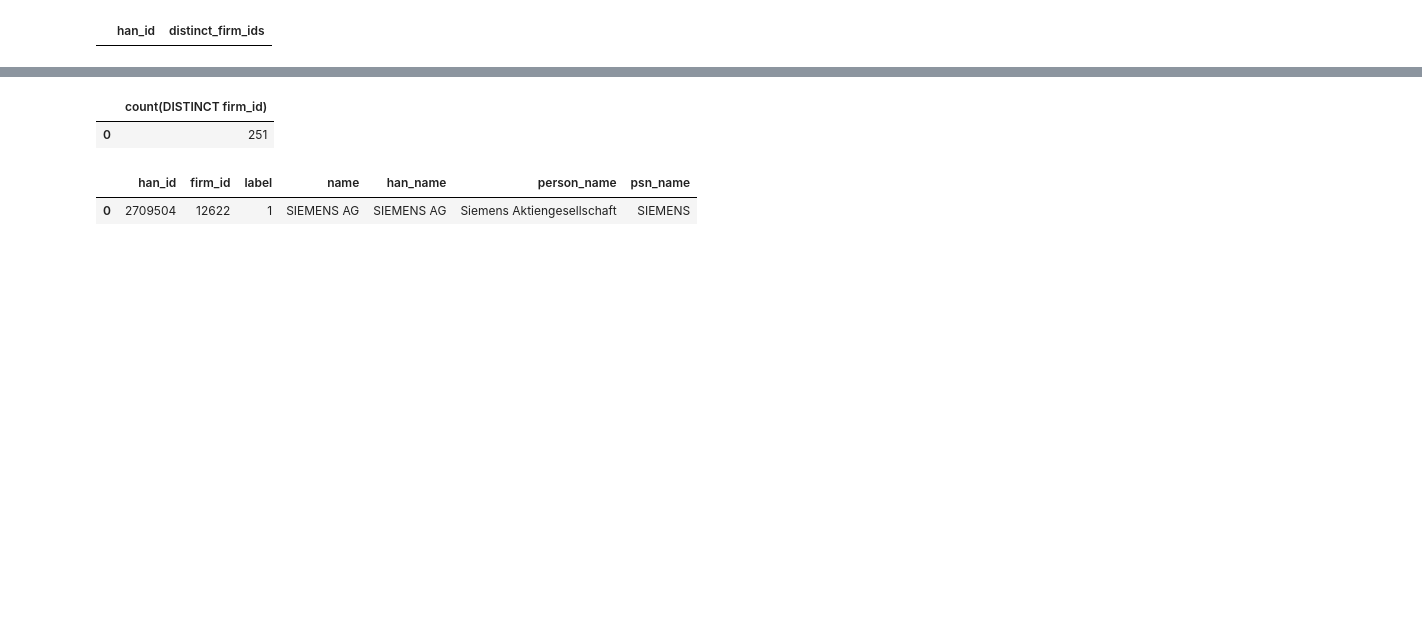
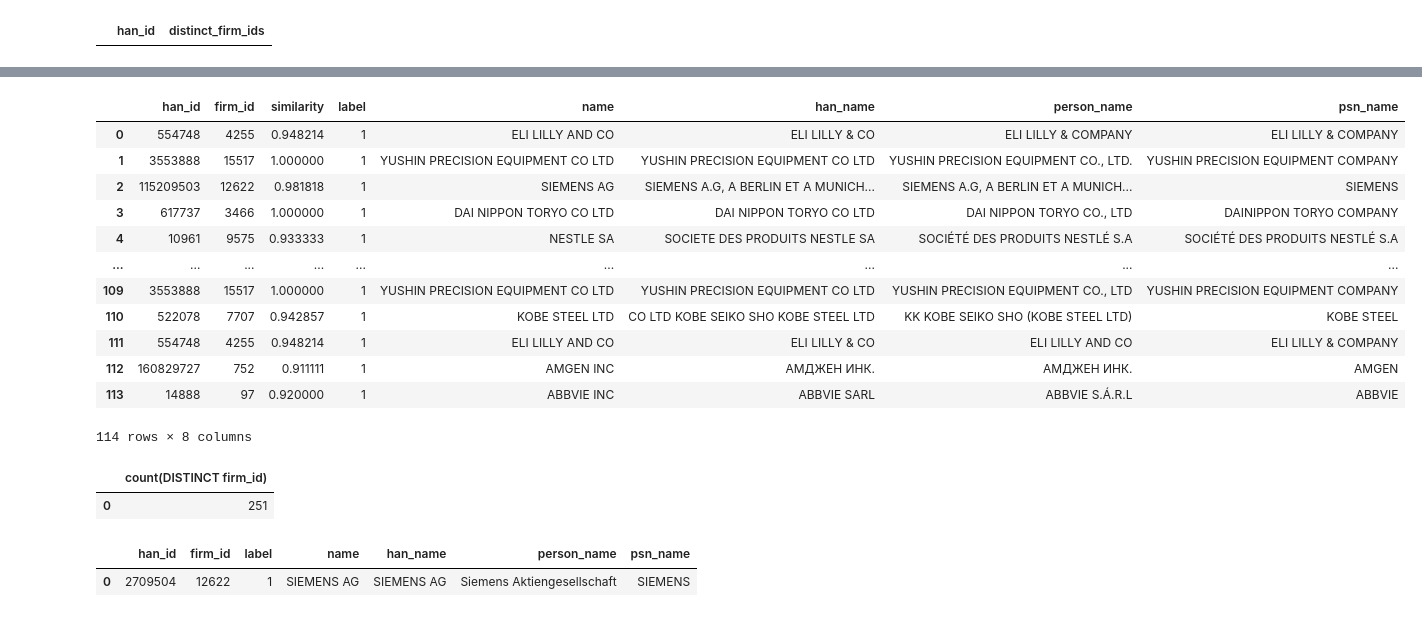
Before and after one commit to MarisLeander/patents_name_matching, a Jupyter notebook: notebooks/label_training_data.ipynb, the cells around one changed output, grey strips where cells are left out. Drawn from its saved outputs; the diff is of its cells as text; code cells hidden in the pictures; blank space fills up the shorter version.

```diff
--- a/notebooks/label_training_data.ipynb
+++ b/notebooks/label_training_data.ipynb
@@ -225,3 +281,42 @@ con.execute(sql).fetchdf()
+# %%
+sql = """
+        SELECT DISTINCT
+        l.han_id,
+        l.firm_id,
+        pm.similarity,
+        l.label,
+        f.name,
+        p.han_name,
+        p.person_name,
+        p.psn_name
+    FROM labels l
+    JOIN firm_names f USING (firm_id)
+    JOIN patstat_data p USING (han_id)
+    JOIN patstat_firm_match pm USING (han_id, firm_id)
+    WHERE l.firm_id IN (
+        SELECT firm_id
+        FROM labels
+        WHERE label = 1
+        GROUP BY firm_id
+        HAVING COUNT(DISTINCT han_id) > 1
+    );
+"""
+
+con.execute(sql).fetchdf()
+# %% [output]
+|  | han_id | firm_id | similarity | label | name | han_name | person_name | psn_name |
+| 0 | 554748 | 4255 | 0.948214 | 1 | ELI LILLY AND CO | ELI LILLY & CO | ELI LILLY & COMPANY | ELI LILLY & COMPANY |
+| 1 | 3553888 | 15517 | 1.000000 | 1 | YUSHIN PRECISION EQUIPMENT CO LTD | YUSHIN PRECISION EQUIPMENT CO LTD | YUSHIN PRECISION EQUIPMENT CO., LTD. | YUSHIN PRECISION EQUIPMENT COMPANY |
+| 2 | 115209503 | 12622 | 0.981818 | 1 | SIEMENS AG | SIEMENS A.G, A BERLIN ET A MUNICH... | SIEMENS A.G, A BERLIN ET A MUNICH... | SIEMENS |
+| 3 | 617737 | 3466 | 1.000000 | 1 | DAI NIPPON TORYO CO LTD | DAI NIPPON TORYO CO LTD | DAI NIPPON TORYO CO., LTD | DAINIPPON TORYO COMPANY |
+| 4 | 10961 | 9575 | 0.933333 | 1 | NESTLE SA | SOCIETE DES PRODUITS NESTLE SA | SOCIÉTÉ DES PRODUITS NESTLÉ S.A | SOCIÉTÉ DES PRODUITS NESTLÉ S.A |
+| ... | ... | ... | ... | ... | ... | ... | ... | ... |
+| 109 | 3553888 | 15517 | 1.000000 | 1 | YUSHIN PRECISION EQUIPMENT CO LTD | YUSHIN PRECISION EQUIPMENT CO LTD | YUSHIN PRECISION EQUIPMENT CO., LTD | YUSHIN PRECISION EQUIPMENT COMPANY |
+| 110 | 522078 | 7707 | 0.942857 | 1 | KOBE STEEL LTD | CO LTD KOBE SEIKO SHO KOBE STEEL LTD | KK KOBE SEIKO SHO (KOBE STEEL LTD) | KOBE STEEL |
+| 111 | 554748 | 4255 | 0.948214 | 1 | ELI LILLY AND CO | ELI LILLY & CO | ELI LILLY AND CO | ELI LILLY & COMPANY |
+| 112 | 160829727 | 752 | 0.911111 | 1 | AMGEN INC | АМДЖЕН ИНК. | АМДЖЕН ИНК. | AMGEN |
+| 113 | 14888 | 97 | 0.920000 | 1 | ABBVIE INC | ABBVIE SARL | ABBVIE S.Á.R.L | ABBVIE |
+114 rows × 8 columns
 # %%
 con.execute("SELECT count(DISTINCT firm_id) FROM labels").fetchdf()
 # %% [output]
```
Also changed, not shown: parts of 8 cells of this notebook, 1 other file.
